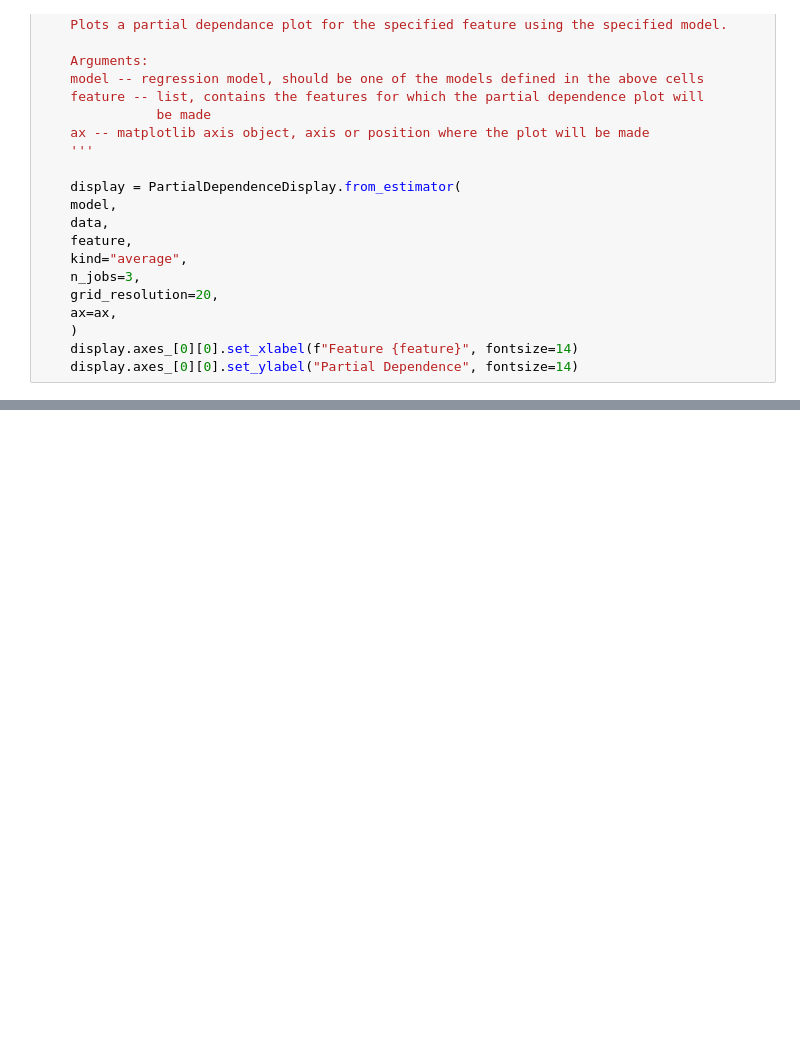
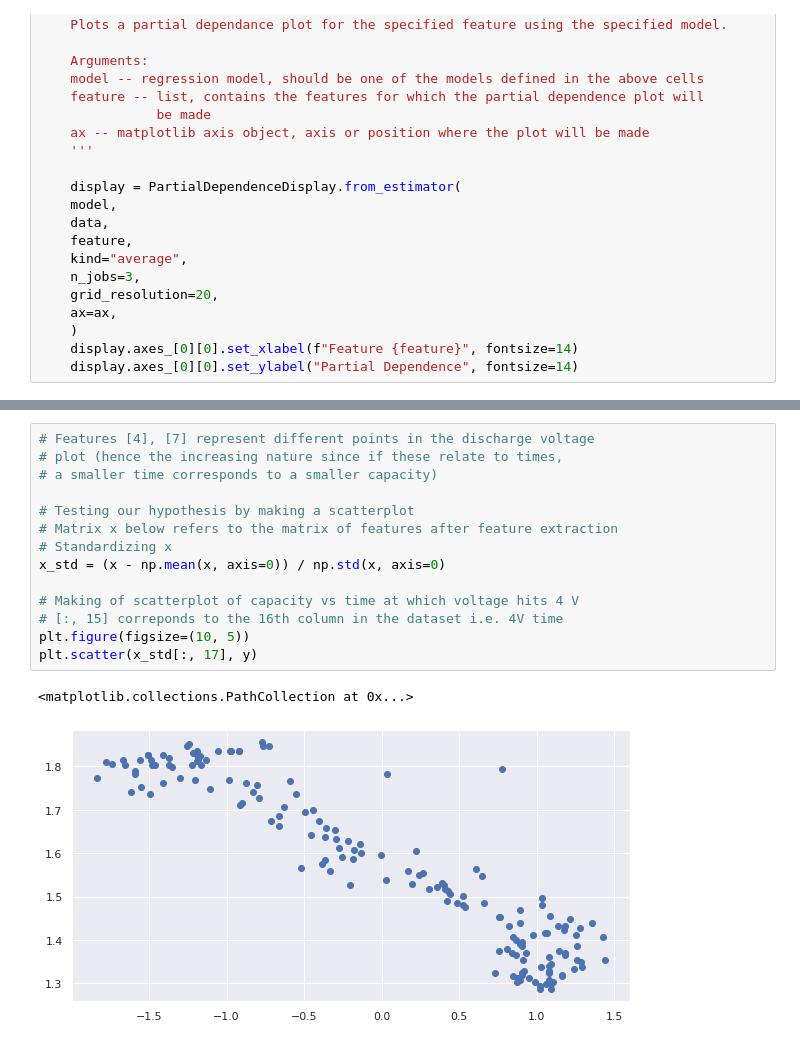
Before and after one commit to aweditya/ev-battery-degradation, a Jupyter notebook: src/Predicting RUL of EV Batteries.ipynb, the cells around one changed output, grey strips where cells are left out. Saved outputs shown, nothing was run; the diff lists cells and outputs as text; blank space fills up the shorter version.

```diff
--- a/src/Predicting RUL of EV Batteries.ipynb
+++ b/src/Predicting RUL of EV Batteries.ipynb
@@ -1613,0 +1486,17 @@ Computing partial dependence plots...
+# %%
+# Features [4], [7] represent different points in the discharge voltage
+# plot (hence the increasing nature since if these relate to times,
+# a smaller time corresponds to a smaller capacity)
+
+# Testing our hypothesis by making a scatterplot
+# Matrix x below refers to the matrix of features after feature extraction
+# Standardizing x
+x_std = (x - np.mean(x, axis=0)) / np.std(x, axis=0)
+
+# Making of scatterplot of capacity vs time at which voltage hits 4 V
+# [:, 15] correponds to the 16th column in the dataset i.e. 4V time
+plt.figure(figsize=(10, 5))
+plt.scatter(x_std[:, 17], y)
+# %% [output]
+<matplotlib.collections.PathCollection at 0x...>
+[figure, added]
```
Also changed, not shown: parts of 10 cells of this notebook.
